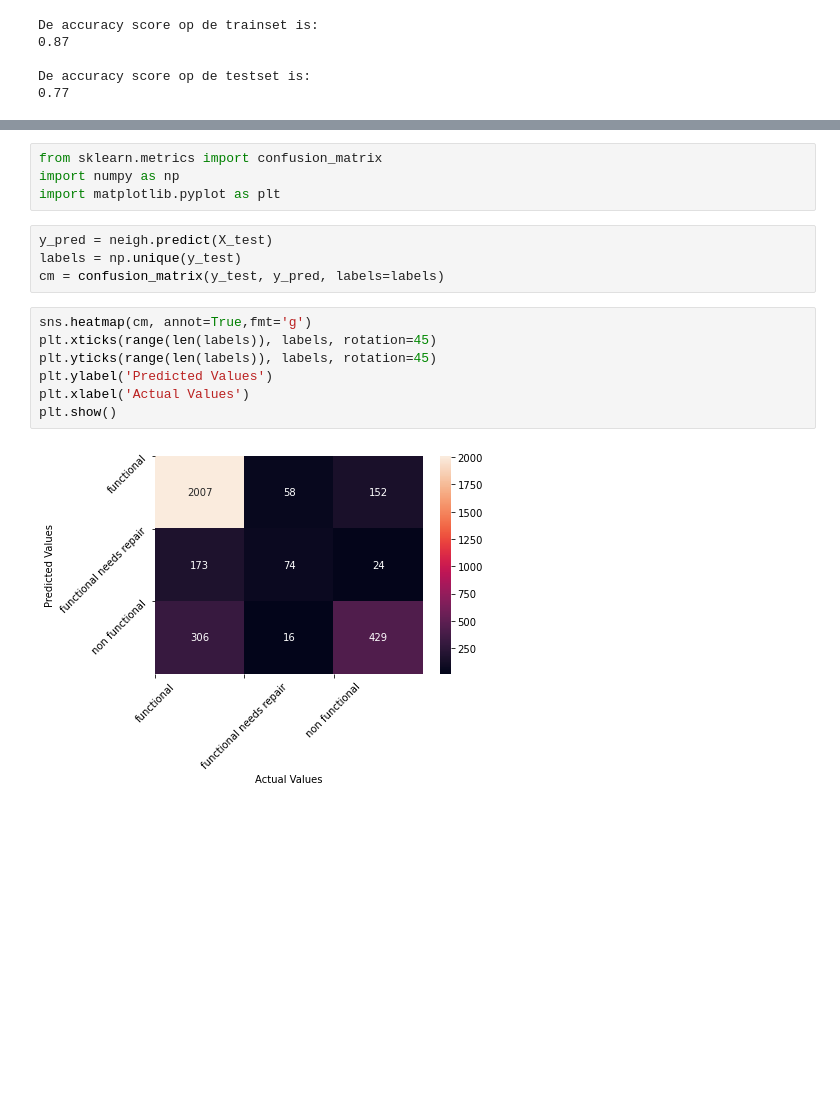
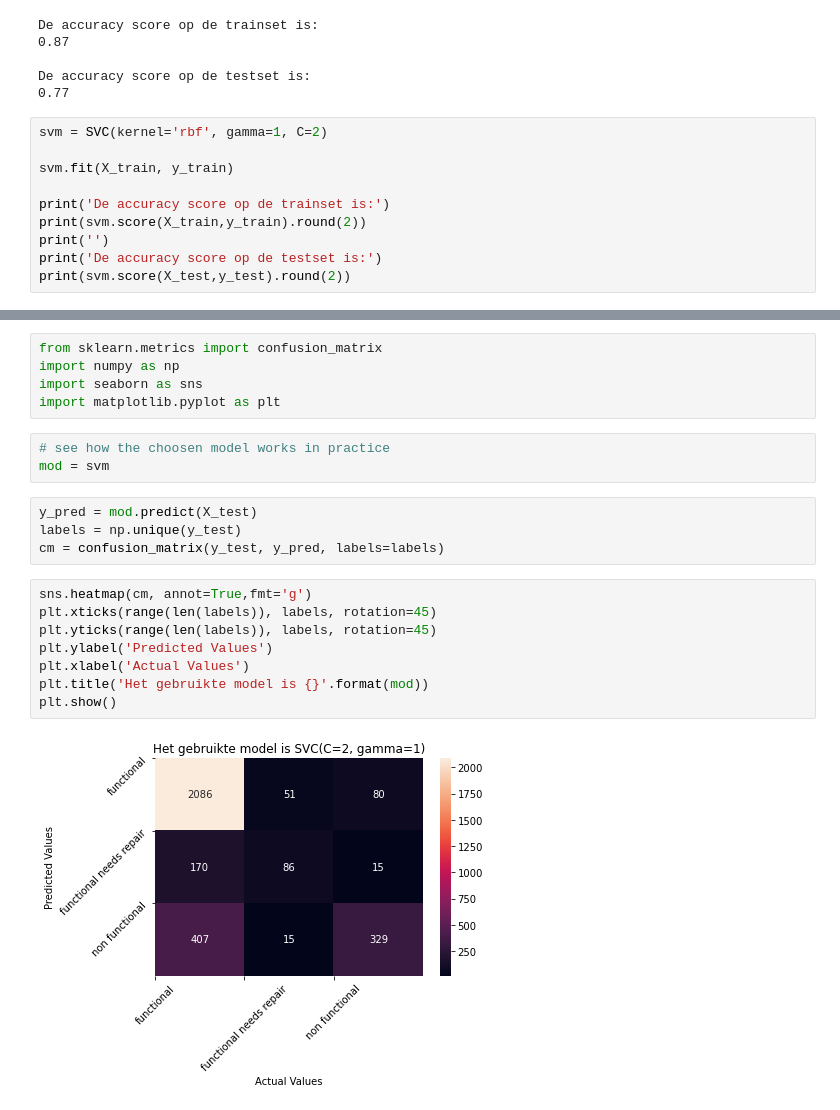
Before and after one commit to Nelleke20/notebook.pump-it-up, a Jupyter notebook: notebooks/2.First model creation.ipynb, the cells around one changed output, grey strips where cells are left out. Drawn from its saved outputs; the diff is of its cells as text; blank space fills up the shorter version.

Commit message:
three_different_models

```diff
--- a/notebooks/2.First model creation.ipynb
+++ b/notebooks/2.First model creation.ipynb
@@ -168,3 +183,13 @@ De accuracy score op de trainset is:
 
 De accuracy score op de testset is:
 0.77
+# %%
+svm = SVC(kernel='rbf', gamma=1, C=2)
+
+svm.fit(X_train, y_train)
+
+print('De accuracy score op de trainset is:')
+print(svm.score(X_train,y_train).round(2))
+print('')
+print('De accuracy score op de testset is:')
+print(svm.score(X_test,y_test).round(2))
@@ -171,17 +218,22 @@ De accuracy score op de testset is:
 # %%
 from sklearn.metrics import confusion_matrix
 import numpy as np
+import seaborn as sns
 import matplotlib.pyplot as plt
+# %%
+# see how the choosen model works in practice
+mod = svm
 # %%
-y_pred = neigh.predict(X_test)
+y_pred = mod.predict(X_test)
 labels = np.unique(y_test)
 cm = confusion_matrix(y_test, y_pred, labels=labels)
 # %%
 sns.heatmap(cm, annot=True,fmt='g')
 plt.xticks(range(len(labels)), labels, rotation=45)
 plt.yticks(range(len(labels)), labels, rotation=45)
 plt.ylabel('Predicted Values')
 plt.xlabel('Actual Values')
+plt.title('Het gebruikte model is {}'.format(mod))
 plt.show()
 # %% [output]
-[figure, old version]
+[figure, new version]
```
Also changed, not shown: parts of 5 cells of this notebook.
